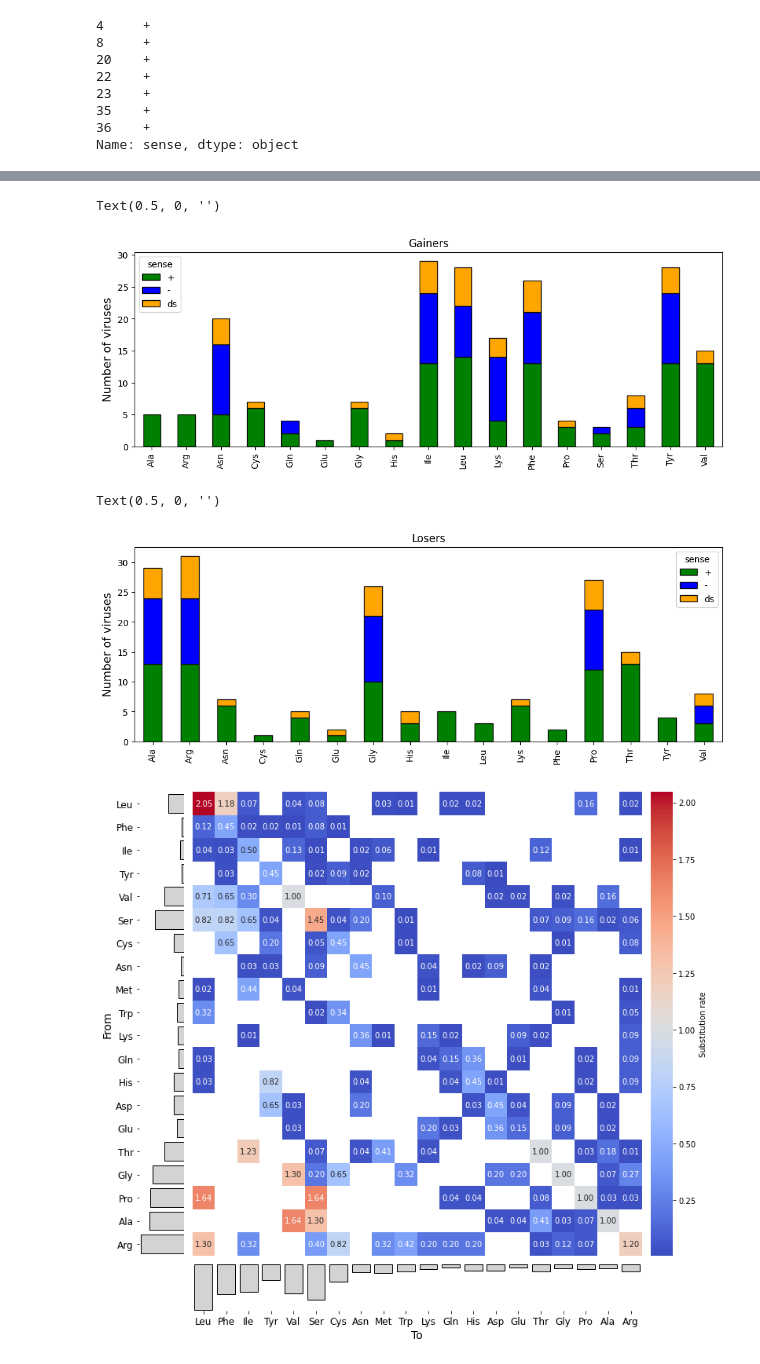
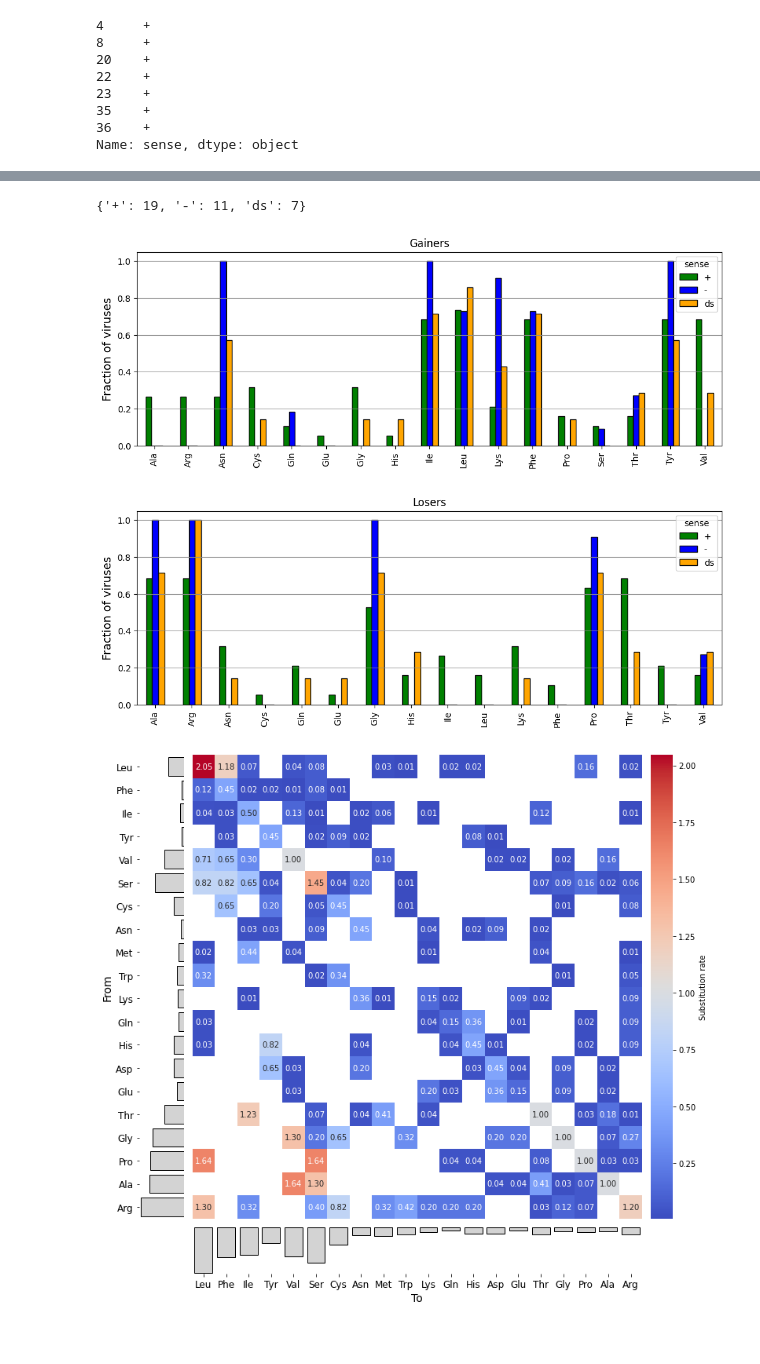
Before and after one commit to mitoclub/RNAViralMutSpec, a Jupyter notebook: viral_spectra/derive_loosers_gainers.ipynb, the cells around one changed output, grey strips where cells are left out. Saved outputs shown, nothing was run; the diff lists cells and outputs as text; code cells hidden in the pictures; blank space fills up the shorter version.

Commit message:
loosers gainers replot and PCA of AA freqs (char 2)

```diff
--- a/viral_spectra/derive_loosers_gainers.ipynb
+++ b/viral_spectra/derive_loosers_gainers.ipynb
@@ -190,28 +190,36 @@ losers_gainers_df
 | 34 | rsv-b | RSV-B | - | [Ile, Lys, Asn, Tyr, Phe, Leu] | [Pro, Arg, Ala, Gly] |
 | 35 | CoV20A | SARS-CoV-2 20A | + | [Leu, Phe, Ile, Tyr, Val, Ser, Cys] | [Thr, Gly, Pro, Ala, Arg] |
 | 36 | CoV22C | SARS-CoV-2 22C | + | [Leu, Phe, Ile, Tyr, Val, Cys] | [Thr, Gly, Ala, Arg, Pro] |
+# %%
+losers_gainers_df.set_index('sense')['gainers'].index.value_counts().to_dict()
+# %% [output]
+{'+': 19, '-': 11, 'ds': 7}
 # %%
-losers_gainers_df.set_index('sense')['gainers'].explode().reset_index()\
-    .groupby('sense').value_counts().unstack().fillna(0).astype(int).T\
-        .plot.bar(stacked=True, figsize=(12, 4),
+(losers_gainers_df.set_index('sense')['gainers'].explode().reset_index()\
+    .groupby('sense').value_counts().unstack().fillna(0).astype(int).T / \
+        losers_gainers_df.set_index('sense')['gainers'].index.value_counts().to_dict())\
+        .plot.bar(stacked=False, figsize=(12, 4),
                   color=['green', 'blue', 'orange'], edgecolor='0.05')
-plt.ylabel('Number of viruses', fontsize=13)
+plt.ylabel('Fraction of viruses', fontsize=13)
 plt.title('Gainers')
 plt.xlabel('')
+plt.grid(axis='y', color='0.55')
+plt.show()
 # %% [output]
-Text(0.5, 0, '')
-[figure, old version]
+[figure, new version]
 # %%
-losers_gainers_df.set_index('sense')['losers'].explode().reset_index()\
-    .groupby('sense').value_counts().unstack().fillna(0).astype(int).T\
-        .plot.bar(stacked=True, figsize=(12, 4),
+(losers_gainers_df.set_index('sense')['losers'].explode().reset_index()\
+    .groupby('sense').value_counts().unstack().fillna(0).astype(int).T / \
+        losers_gainers_df.set_index('sense')['gainers'].index.value_counts().to_dict())\
+        .plot.bar(stacked=False, figsize=(12, 4),
                   color=['green', 'blue', 'orange'], edgecolor='0.05')
-plt.ylabel('Number of viruses', fontsize=13)
+plt.ylabel('Fraction of viruses', fontsize=13)
 plt.title('Losers')
 plt.xlabel('')
+plt.grid(axis='y', color='0.55')
+plt.show()
 # %% [output]
-Text(0.5, 0, '')
-[figure, old version]
+[figure, new version]
 # %%
 ms12 = spectra.iloc[-2, :12].reset_index()
 ms12.columns = ['Mut', 'rate']
```
Also changed, not shown: 1 other file.
